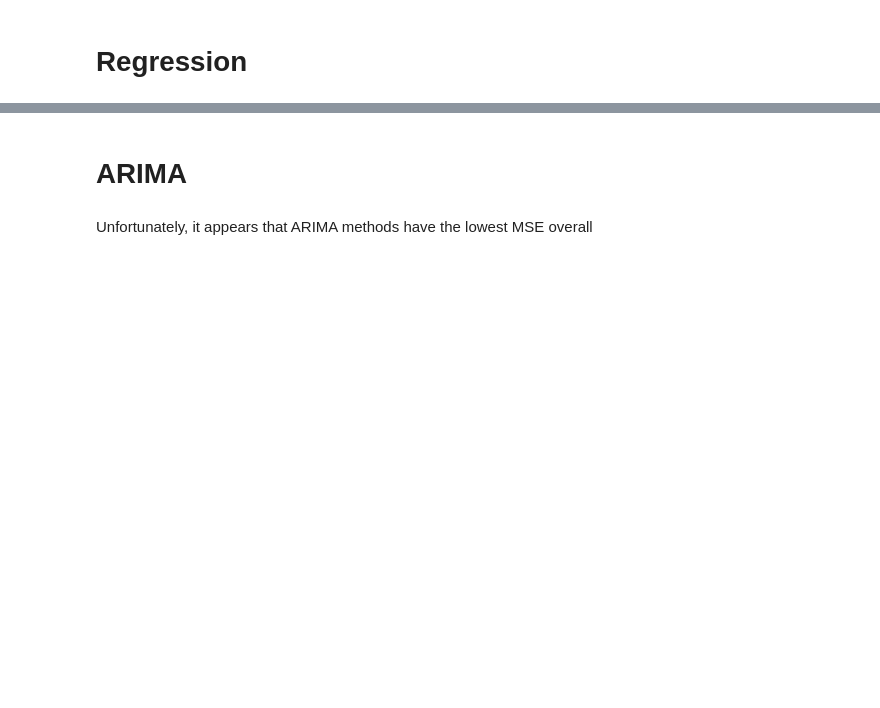
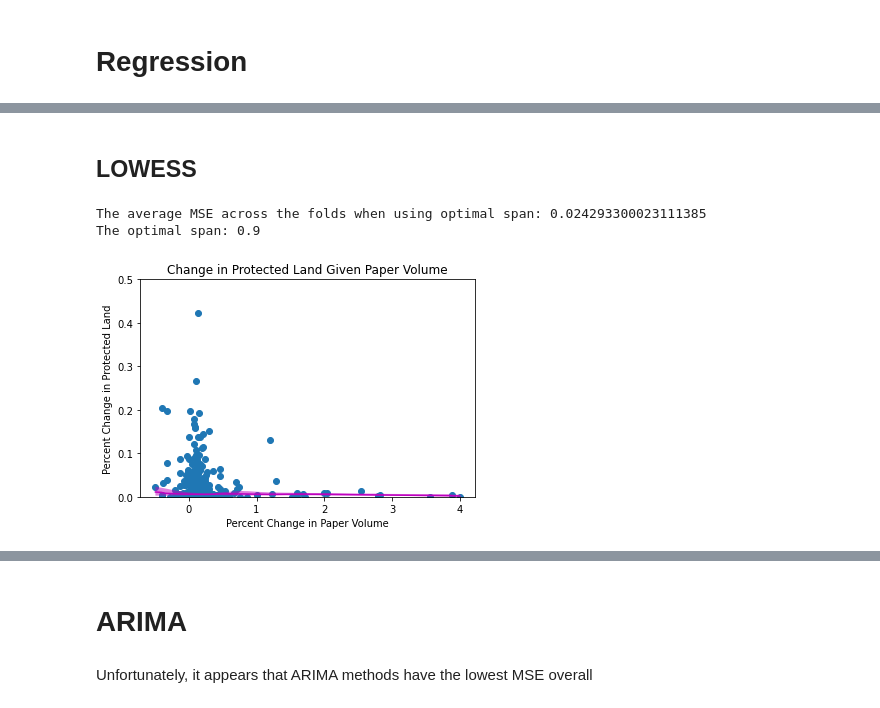
Before and after one commit to btiv/DSS_Final_Proj, a Jupyter notebook: model_fitting.ipynb, the cells around one changed output, grey strips where cells are left out. Drawn from its saved outputs; the diff is of its cells as text; code cells hidden in the pictures; blank space fills up the shorter version.

```diff
--- a/model_fitting.ipynb
+++ b/model_fitting.ipynb
@@ -229,3 +364,31 @@ def confidence_interval(X, y, y_pred):
     conf_int = 2*se
 
     return conf_int
+# %% [markdown]
+## LOWESS
+# %%
+from scipy.interpolate import interp1d
+
+fraction = 0.50
+
+X = X_train_increase['Change_Volume']
+y = y_increase_train
+
+# Fit LOWESS model
+lowess = sm.nonparametric.lowess(y, X, frac=fraction)
+lowess_x = list(zip(*lowess))[0]
+lowess_y = list(zip(*lowess))[1]
+f = interp1d(lowess_x, lowess_y, bounds_error=False)
+y_pred_lowess = f(X)
+
+# Calculate the mean squared error
+MSE = calc_MSE(y_increase_train, y_pred_lowess) #MSE of training data; Notice there was not train/test split
+print('MSE is: ', MSE)
+
+# Plot the results
+plt.plot(X, y_pred_lowess, 'm')
+plt.scatter(X, y)
+plt.title('Change in Protetced Land Percentage Given Change_Volume')
+plt.xlabel('Paper Volume')
+plt.ylabel('Protected Land Percentage')
+plt.show()
@@ -231,0 +502,21 @@ def confidence_interval(X, y, y_pred):
+# %%
+from warnings import simplefilter
+simplefilter(action="ignore", category=pd.errors.PerformanceWarning)
+
+number_fractions_considered = 10
+k = 5 #folds
+
+[y_pred_bootstrap_summary_increase, x_array_increase] = bootstrap_lowess_analysis(X_train_increase['Change_Volume'], y_increase_train, k, number_fractions_considered)
+
+plt.scatter(X_train_increase['Change_Volume'], y_increase_train)
+plt.plot(x_array_increase, y_pred_bootstrap_summary_increase['median'], 'm')
+plt.fill_between(x_array_increase, y_pred_bootstrap_summary_increase['95_CI_low'], y_pred_bootstrap_summary_increase['95_CI_high'], facecolor = 'm', alpha = 0.5)
+plt.xlabel('Percent Change in Paper Volume')
+plt.ylabel('Percent Change in Protected Land')
+plt.title('Change in Protected Land Given Paper Volume')
+plt.ylim(0, 0.5)
+plt.show()
+# %% [output]
+The average MSE across the folds when using optimal span: 0.024293300023111385
+The optimal span: 0.9
+[figure, added]
```
Also changed, not shown: parts of 26 cells of this notebook.
